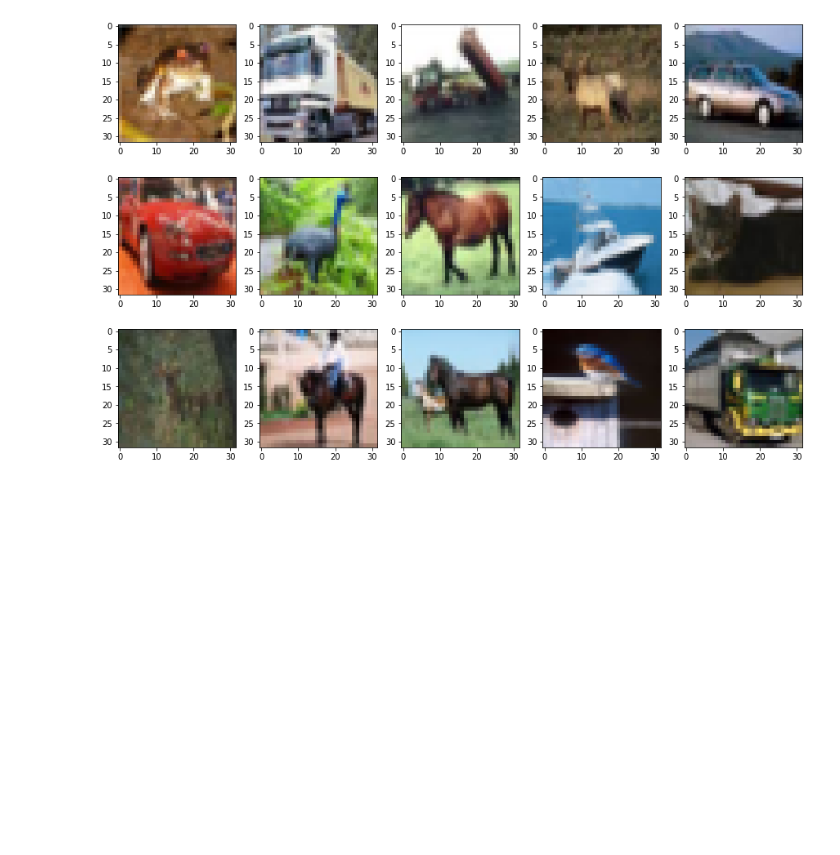
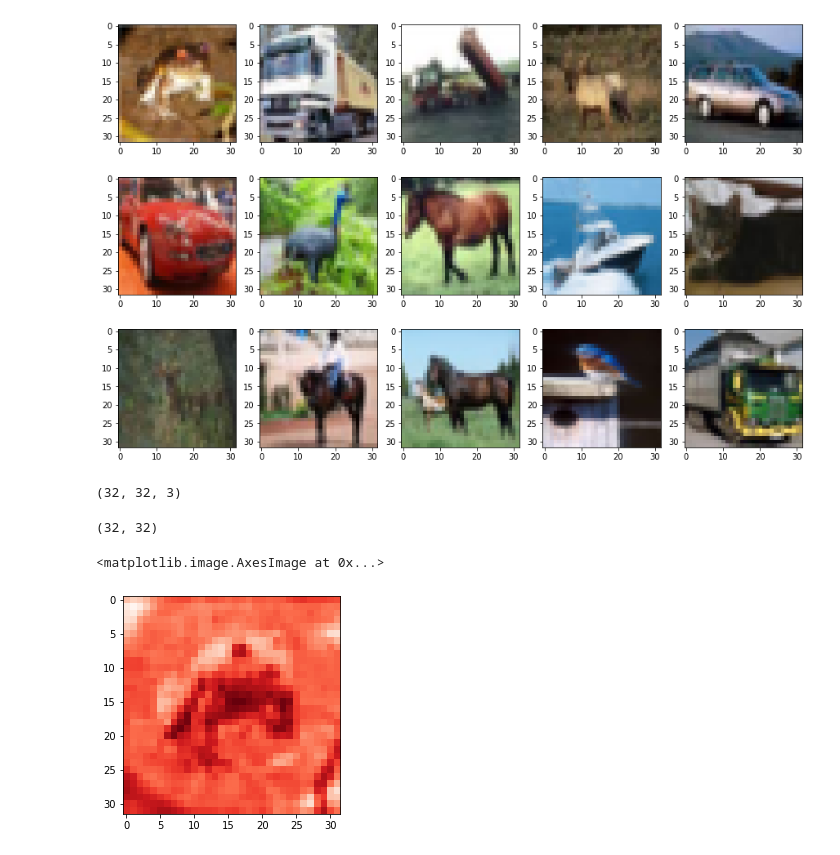
Before and after one commit to NII-o9i2/TensorFlow2-Keras-Examples, a Jupyter notebook: 6_CNN_Networks/CNN.ipynb, the cells around one changed output. Saved outputs shown, nothing was run; the diff lists cells and outputs as text; code cells hidden in the pictures; blank space fills up the shorter version.

```diff
--- a/6_CNN_Networks/CNN.ipynb
+++ b/6_CNN_Networks/CNN.ipynb
@@ -22,3 +22,16 @@ for i in range(15):
 # %%
 x_train_1 = x_train/255.0
 x_test_1 = x_test/255.0
+# %%
+x_train[0].shape
+# %% [output]
+(32, 32, 3)
+# %%
+x_train[0][:,:,0]
+# %% [output]
+(32, 32)
+# %%
+plt.imshow(x_train[0][:,:,0],cmap= 'Reds')
+# %% [output]
+<matplotlib.image.AxesImage at 0x...>
+[figure, added]
```
Also changed, not shown: parts of 6 cells of this notebook, 2 other files.
